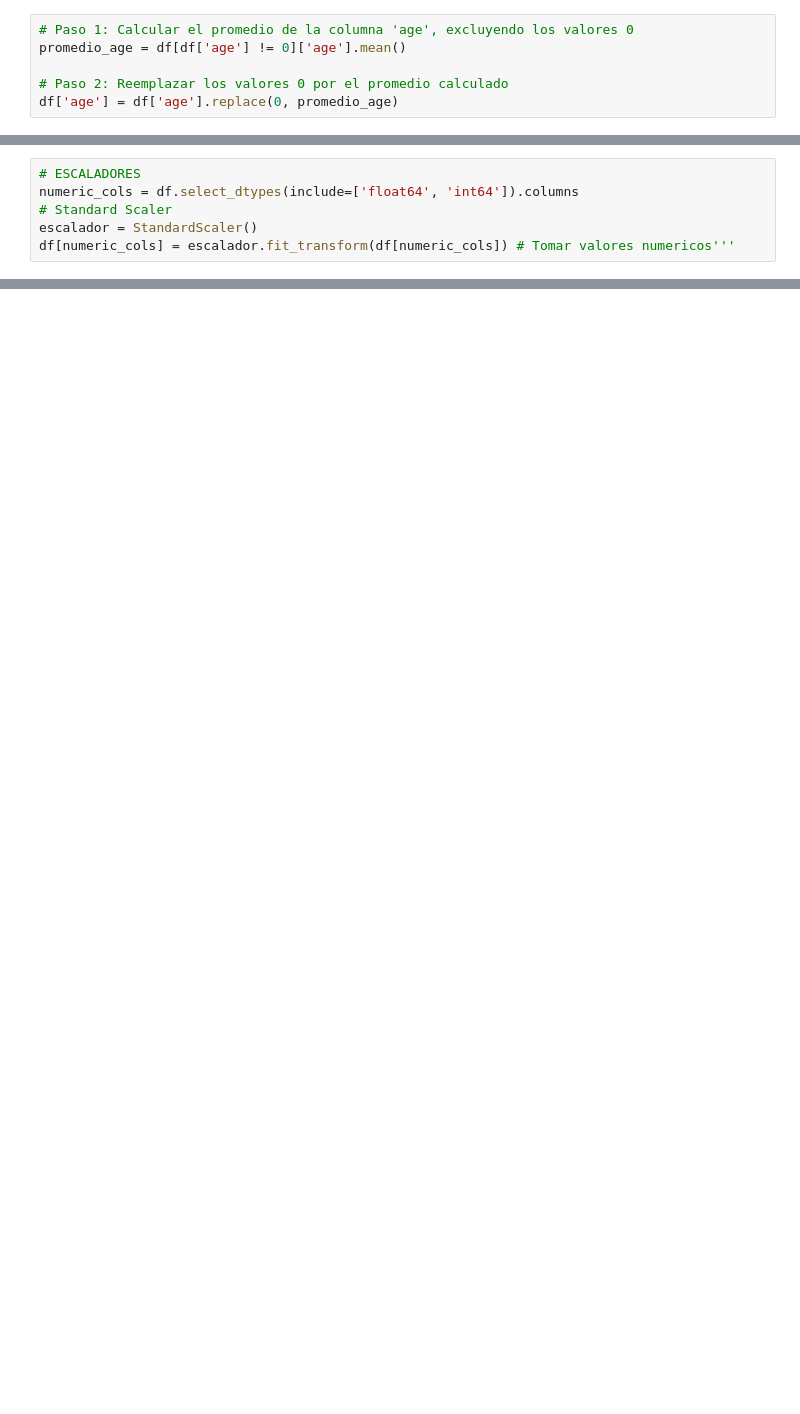
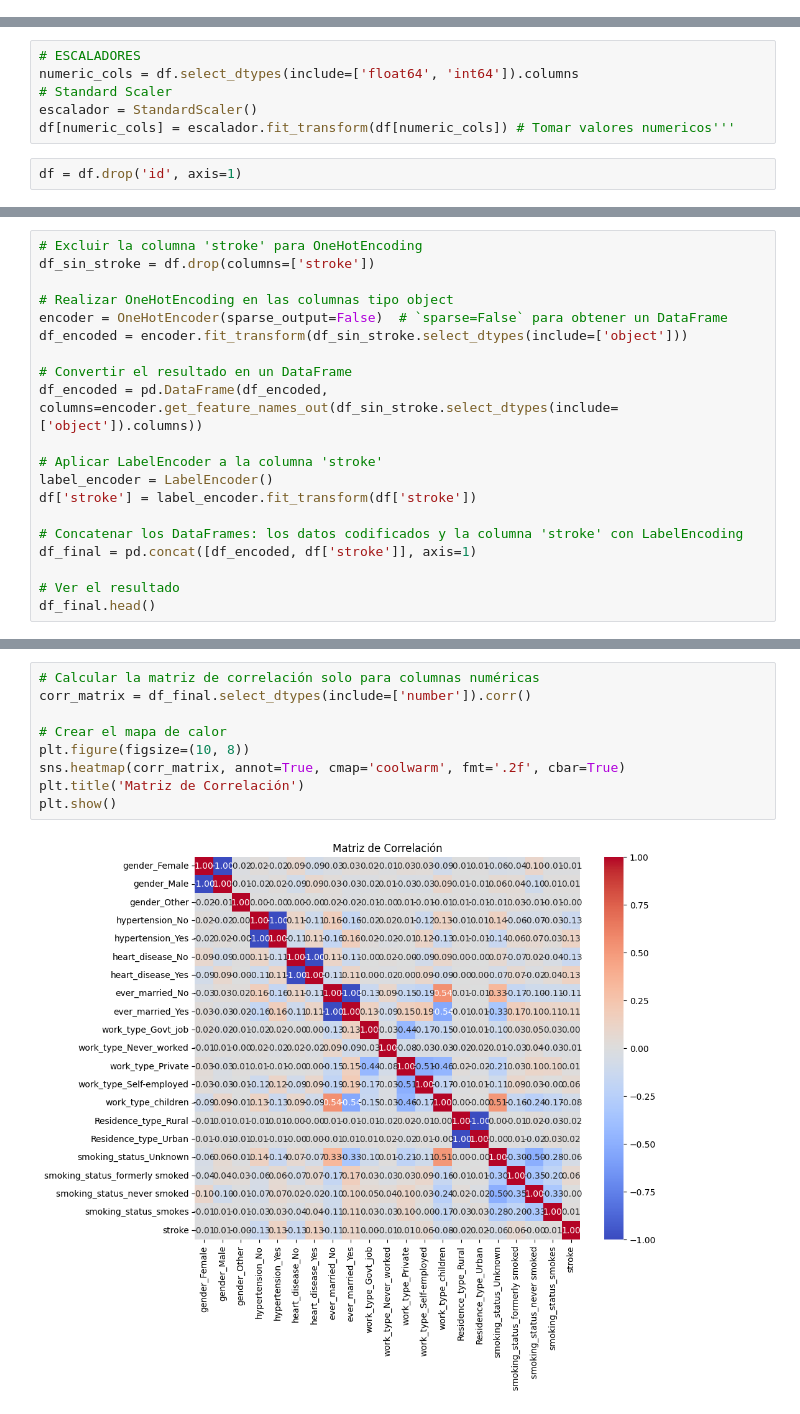
Before and after one commit to EderCabascango/Accidentes_Cerebro_Vasculares, a Jupyter notebook: Accidentes_Cerebro_Vasculares.ipynb, the cells around one changed output, grey strips where cells are left out. Drawn from its saved outputs; the diff is of its cells as text; blank space fills up the shorter version.

```diff
--- a/Accidentes_Cerebro_Vasculares.ipynb
+++ b/Accidentes_Cerebro_Vasculares.ipynb
@@ -276,6 +315,0 @@ array([67, 61, 80, 49, 79, 81, 74, 69, 59, 78, 54, 50, 64, 75, 60, 57, 71,
-# %%
-# Paso 1: Calcular el promedio de la columna 'age', excluyendo los valores 0
-promedio_age = df[df['age'] != 0]['age'].mean()
-
-# Paso 2: Reemplazar los valores 0 por el promedio calculado
-df['age'] = df['age'].replace(0, promedio_age)
@@ -316,3 +323,5 @@ numeric_cols = df.select_dtypes(include=['float64', 'int64']).columns
 # Standard Scaler
 escalador = StandardScaler()
 df[numeric_cols] = escalador.fit_transform(df[numeric_cols]) # Tomar valores numericos'''
+# %%
+df = df.drop('id', axis=1)
@@ -318,0 +361,20 @@ df[numeric_cols] = escalador.fit_transform(df[numeric_cols]) # Tomar valores num
+# %%
+# Excluir la columna 'stroke' para OneHotEncoding
+df_sin_stroke = df.drop(columns=['stroke'])
+
+# Realizar OneHotEncoding en las columnas tipo object
+encoder = OneHotEncoder(sparse_output=False)  # `sparse=False` para obtener un DataFrame
+df_encoded = encoder.fit_transform(df_sin_stroke.select_dtypes(include=['object']))
+
+# Convertir el resultado en un DataFrame
+df_encoded = pd.DataFrame(df_encoded, columns=encoder.get_feature_names_out(df_sin_stroke.select_dtypes(include=['object']).columns))
+
+# Aplicar LabelEncoder a la columna 'stroke'
+label_encoder = LabelEncoder()
+df['stroke'] = label_encoder.fit_transform(df['stroke'])
+
+# Concatenar los DataFrames: los datos codificados y la columna 'stroke' con LabelEncoding
+df_final = pd.concat([df_encoded, df['stroke']], axis=1)
+
+# Ver el resultado
+df_final.head()
@@ -318,0 +389,11 @@ df[numeric_cols] = escalador.fit_transform(df[numeric_cols]) # Tomar valores num
+# %%
+# Calcular la matriz de correlación solo para columnas numéricas
+corr_matrix = df_final.select_dtypes(include=['number']).corr()
+
+# Crear el mapa de calor
+plt.figure(figsize=(10, 8))
+sns.heatmap(corr_matrix, annot=True, cmap='coolwarm', fmt='.2f', cbar=True)
+plt.title('Matriz de Correlación')
+plt.show()
+# %% [output]
+[figure, added]
```
Also changed, not shown: parts of 49 cells of this notebook.
